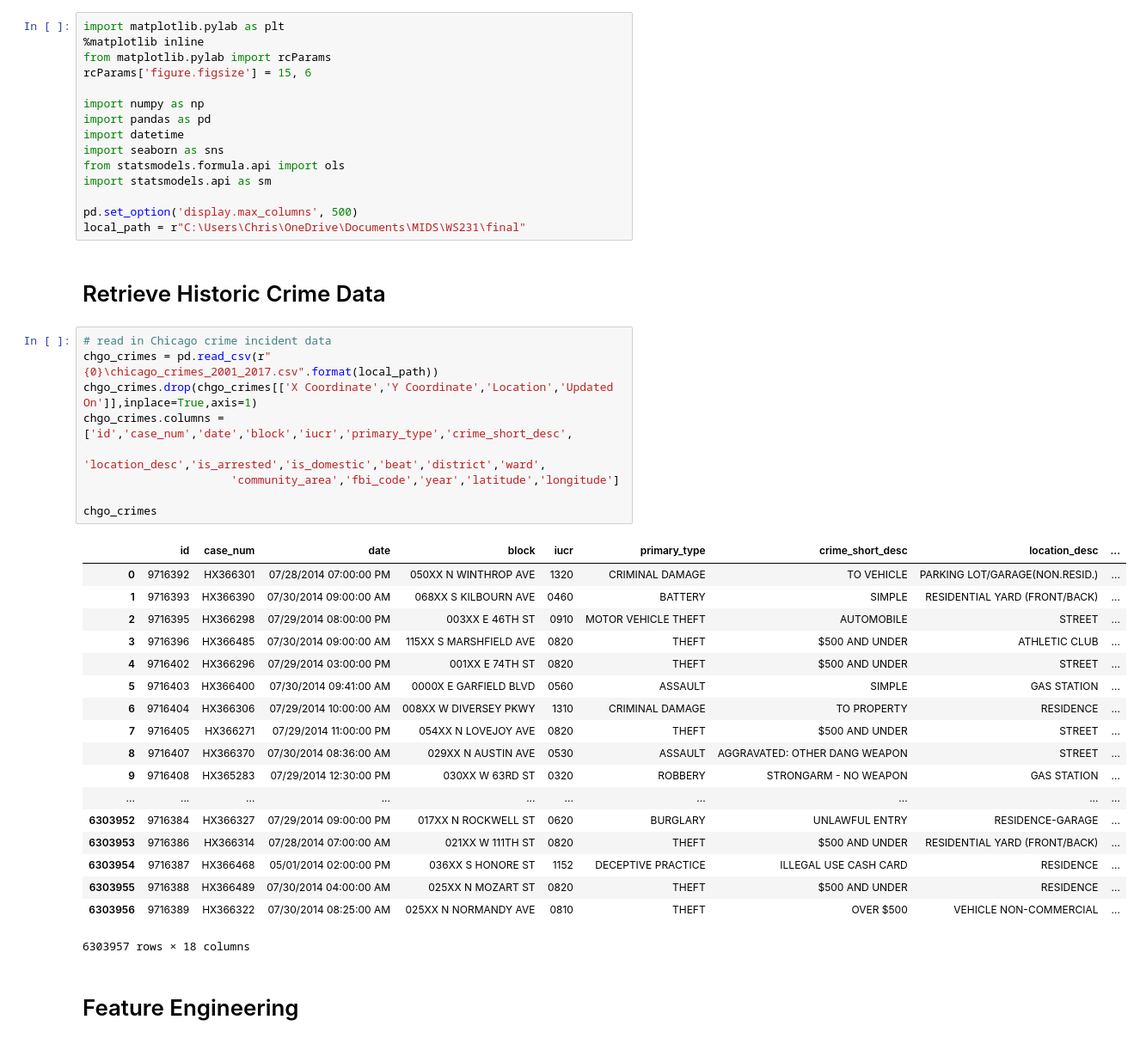
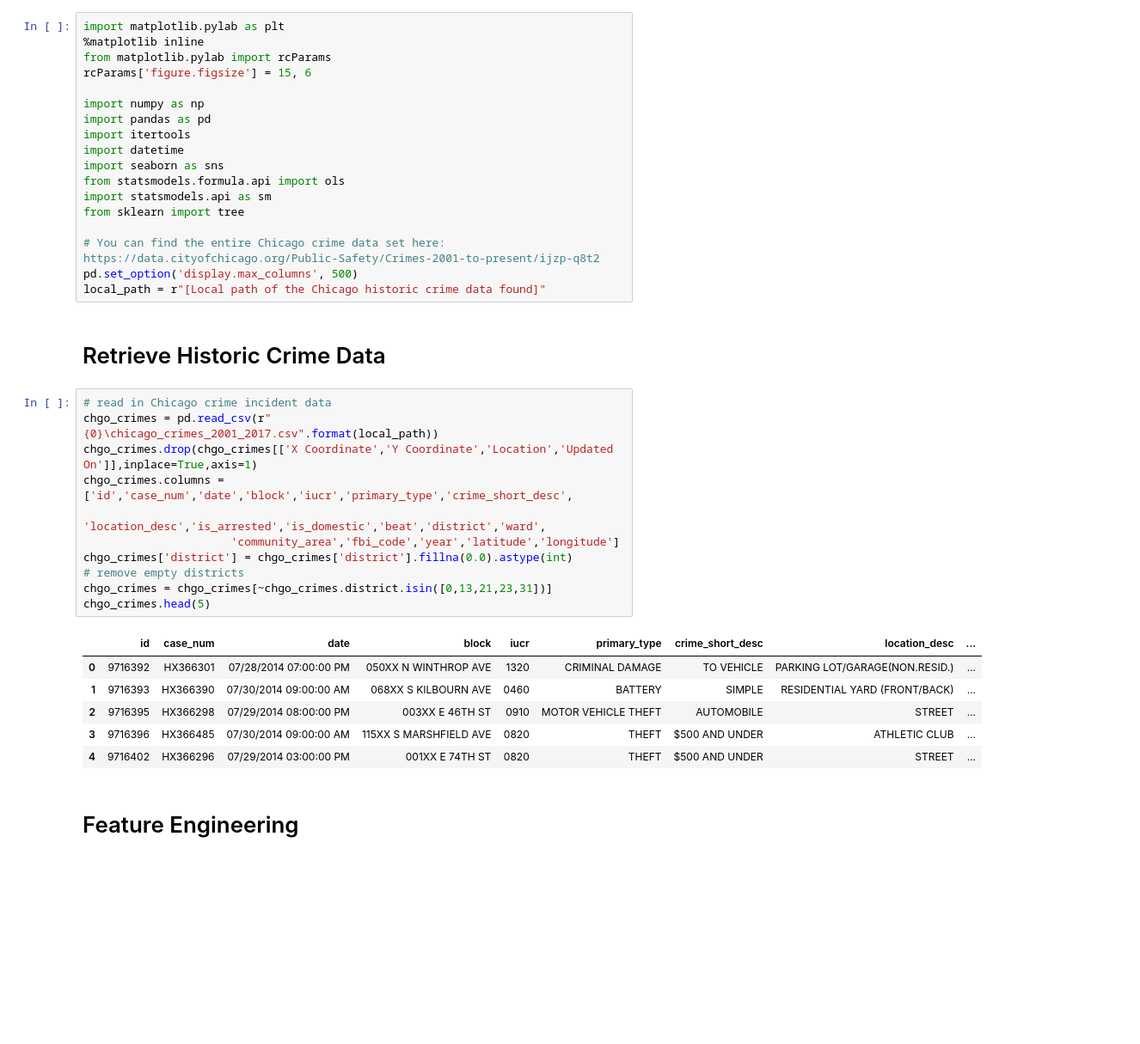
Before and after one commit to ChrisMcPherson/mids-w231-predictive-policing, a Jupyter notebook: predictive_policing_auditor.ipynb, the cells around one changed output. Shown at 86% size. Saved outputs shown, nothing was run; the diff lists cells and outputs as text; blank space fills up the shorter version.

```diff
--- a/predictive_policing_auditor.ipynb
+++ b/predictive_policing_auditor.ipynb
@@ -6,43 +6,36 @@ rcParams['figure.figsize'] = 15, 6
 
 import numpy as np
 import pandas as pd
+import itertools
 import datetime
 import seaborn as sns
 from statsmodels.formula.api import ols
 import statsmodels.api as sm
+from sklearn import tree
 
+# You can find the entire Chicago crime data set here: https://data.cityofchicago.org/Public-Safety/Crimes-2001-to-present/ijzp-q8t2
 pd.set_option('display.max_columns', 500)
-local_path = r"C:\Users\Chris\OneDrive\Documents\MIDS\WS231\final"
+local_path = r"[Local path of the Chicago historic crime data found]"
 # %% [markdown]
 # Retrieve Historic Crime Data
 # %%
 # read in Chicago crime incident data
 chgo_crimes = pd.read_csv(r"{0}\chicago_crimes_2001_2017.csv".format(local_path))
 chgo_crimes.drop(chgo_crimes[['X Coordinate','Y Coordinate','Location','Updated On']],inplace=True,axis=1)
 chgo_crimes.columns = ['id','case_num','date','block','iucr','primary_type','crime_short_desc',
                       'location_desc','is_arrested','is_domestic','beat','district','ward',
                       'community_area','fbi_code','year','latitude','longitude']
-
-chgo_crimes
+chgo_crimes['district'] = chgo_crimes['district'].fillna(0.0).astype(int)
+# remove empty districts
+chgo_crimes = chgo_crimes[~chgo_crimes.district.isin([0,13,21,23,31])]
+chgo_crimes.head(5)
 # %% [output]
 |  | id | case_num | date | block | iucr | primary_type | crime_short_desc | location_desc | ... |
 | 0 | 9716392 | HX366301 | 07/28/2014 07:00:00 PM | 050XX N WINTHROP AVE | 1320 | CRIMINAL DAMAGE | TO VEHICLE | PARKING LOT/GARAGE(NON.RESID.) | ... |
 | 1 | 9716393 | HX366390 | 07/30/2014 09:00:00 AM | 068XX S KILBOURN AVE | 0460 | BATTERY | SIMPLE | RESIDENTIAL YARD (FRONT/BACK) | ... |
 | 2 | 9716395 | HX366298 | 07/29/2014 08:00:00 PM | 003XX E 46TH ST | 0910 | MOTOR VEHICLE THEFT | AUTOMOBILE | STREET | ... |
 | 3 | 9716396 | HX366485 | 07/30/2014 09:00:00 AM | 115XX S MARSHFIELD AVE | 0820 | THEFT | $500 AND UNDER | ATHLETIC CLUB | ... |
 | 4 | 9716402 | HX366296 | 07/29/2014 03:00:00 PM | 001XX E 74TH ST | 0820 | THEFT | $500 AND UNDER | STREET | ... |
-| 5 | 9716403 | HX366400 | 07/30/2014 09:41:00 AM | 0000X E GARFIELD BLVD | 0560 | ASSAULT | SIMPLE | GAS STATION | ... |
-| 6 | 9716404 | HX366306 | 07/29/2014 10:00:00 AM | 008XX W DIVERSEY PKWY | 1310 | CRIMINAL DAMAGE | TO PROPERTY | RESIDENCE | ... |
-| 7 | 9716405 | HX366271 | 07/29/2014 11:00:00 PM | 054XX N LOVEJOY AVE | 0820 | THEFT | $500 AND UNDER | STREET | ... |
-| 8 | 9716407 | HX366370 | 07/30/2014 08:36:00 AM | 029XX N AUSTIN AVE | 0530 | ASSAULT | AGGRAVATED: OTHER DANG WEAPON | STREET | ... |
-| 9 | 9716408 | HX365283 | 07/29/2014 12:30:00 PM | 030XX W 63RD ST | 0320 | ROBBERY | STRONGARM - NO WEAPON | GAS STATION | ... |
-| ... | ... | ... | ... | ... | ... | ... | ... | ... | ... |
-| 6303952 | 9716384 | HX366327 | 07/29/2014 09:00:00 PM | 017XX N ROCKWELL ST | 0620 | BURGLARY | UNLAWFUL ENTRY | RESIDENCE-GARAGE | ... |
-| 6303953 | 9716386 | HX366314 | 07/28/2014 07:00:00 AM | 021XX W 111TH ST | 0820 | THEFT | $500 AND UNDER | RESIDENTIAL YARD (FRONT/BACK) | ... |
-| 6303954 | 9716387 | HX366468 | 05/01/2014 02:00:00 PM | 036XX S HONORE ST | 1152 | DECEPTIVE PRACTICE | ILLEGAL USE CASH CARD | RESIDENCE | ... |
-| 6303955 | 9716388 | HX366489 | 07/30/2014 04:00:00 AM | 025XX N MOZART ST | 0820 | THEFT | $500 AND UNDER | RESIDENCE | ... |
-| 6303956 | 9716389 | HX366322 | 07/30/2014 08:25:00 AM | 025XX N NORMANDY AVE | 0810 | THEFT | OVER $500 | VEHICLE NON-COMMERCIAL | ... |
-6303957 rows × 18 columns
 # %% [markdown]
 # Feature Engineering
 # %%
```
Also changed, not shown: parts of 19 cells of this notebook, 2 other files.
